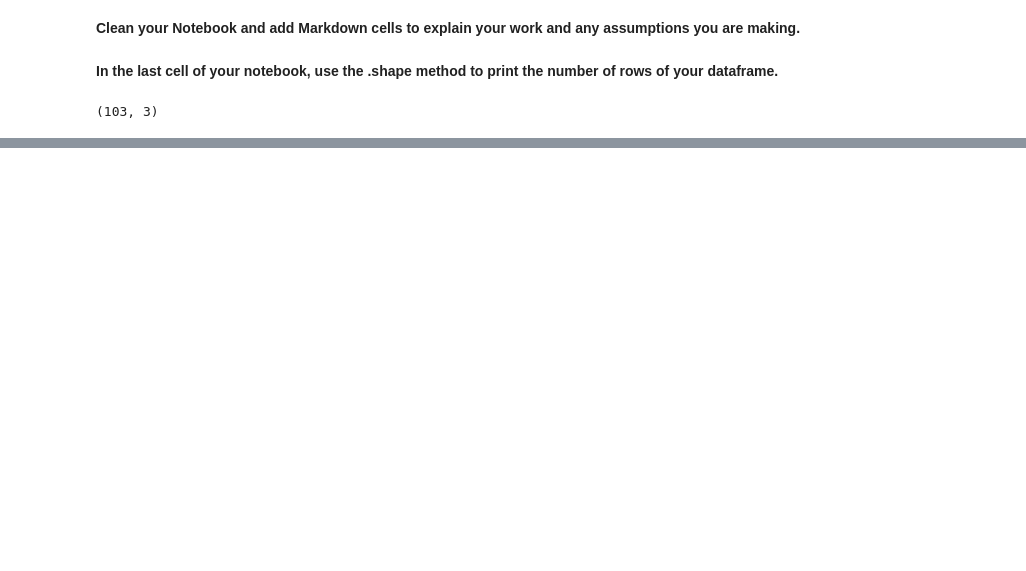
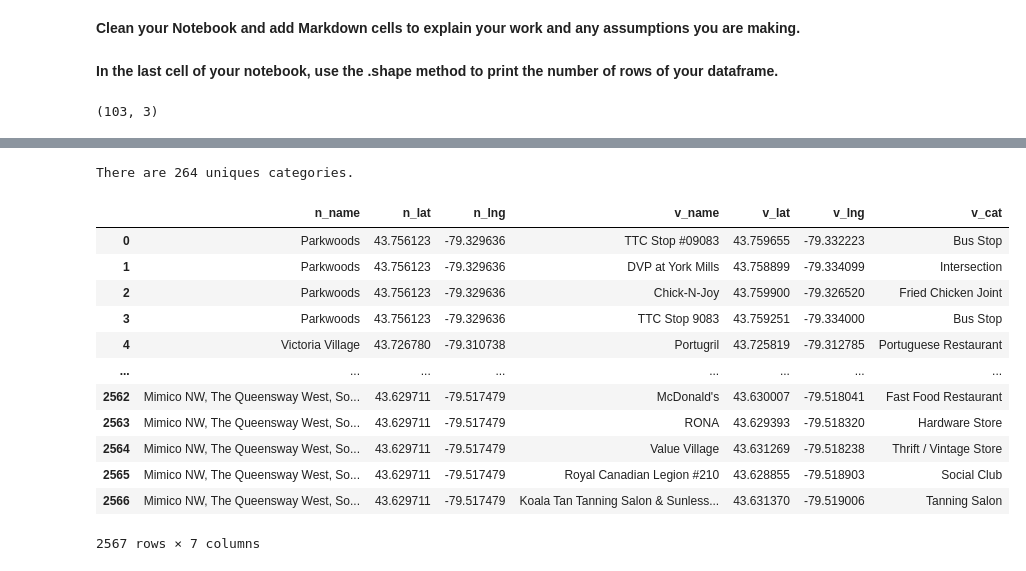
Before and after one commit to pemm8/Coursera_Capstone, a Jupyter notebook: capstone_notebook_v1.ipynb, the cells around one changed output, grey strips where cells are left out. Cells and saved outputs as stored; diff of their text form; code cells hidden in the pictures; blank space fills up the shorter version.

```diff
--- a/capstone_notebook_v1.ipynb
+++ b/capstone_notebook_v1.ipynb
@@ -54,0 +116,13 @@ df_toronto.shape
+# %%
+for lat, lng, borough, neighborhood in zip(df_toronto['lat'], df_toronto['lng'], df_toronto['borough'], df_toronto['neighborhood']):
+    label = '{}, {}'.format(neighborhood, borough)
+    label = folium.Popup(label, parse_html=True)
+    folium.CircleMarker(
+        [lat, lng],
+        radius=5,
+        popup=label,
+        color='blue',
+        fill=True,
+        fill_color='#3186cc',
+        fill_opacity=0.7,
+        parse_html=False).add_to(tmap)
@@ -54,0 +135,6 @@ df_toronto.shape
+# %%
+CLIENT_ID = config['four_square']['client_id'] # your Foursquare ID
+CLIENT_SECRET = config['four_square']['client_secret'] # your Foursquare Secret
+VERSION = '20201208' # Foursquare API version
+LIMIT = 100 # A default Foursquare API limit value
+RADIUS = 500
@@ -54,0 +191,7 @@ df_toronto.shape
+# %%
+pd.set_option('display.max_rows', 500)
+# %%
+data = df_toronto[['neighborhood', 'lat', 'lng']].to_dict(orient='records')
+data_as_tuples = [tuple(v for k,v in d.items()) for d in data]
+
+venues = get_venues(data_as_tuples)
@@ -54,0 +201,20 @@ df_toronto.shape
+# %%
+print('There are {} uniques categories.'.format(len(venues['v_cat'].unique())))
+# %% [output]
+There are 264 uniques categories.
+# %%
+venues
+# %% [output]
+|  | n_name | n_lat | n_lng | v_name | v_lat | v_lng | v_cat |
+| 0 | Parkwoods | 43.756123 | -79.329636 | TTC Stop #09083 | 43.759655 | -79.332223 | Bus Stop |
+| 1 | Parkwoods | 43.756123 | -79.329636 | DVP at York Mills | 43.758899 | -79.334099 | Intersection |
+| 2 | Parkwoods | 43.756123 | -79.329636 | Chick-N-Joy | 43.759900 | -79.326520 | Fried Chicken Joint |
+| 3 | Parkwoods | 43.756123 | -79.329636 | TTC Stop 9083 | 43.759251 | -79.334000 | Bus Stop |
+| 4 | Victoria Village | 43.726780 | -79.310738 | Portugril | 43.725819 | -79.312785 | Portuguese Restaurant |
+| ... | ... | ... | ... | ... | ... | ... | ... |
+| 2562 | Mimico NW, The Queensway West, So... | 43.629711 | -79.517479 | McDonald's | 43.630007 | -79.518041 | Fast Food Restaurant |
+| 2563 | Mimico NW, The Queensway West, So... | 43.629711 | -79.517479 | RONA | 43.629393 | -79.518320 | Hardware Store |
+| 2564 | Mimico NW, The Queensway West, So... | 43.629711 | -79.517479 | Value Village | 43.631269 | -79.518238 | Thrift / Vintage Store |
+| 2565 | Mimico NW, The Queensway West, So... | 43.629711 | -79.517479 | Royal Canadian Legion #210 | 43.628855 | -79.518903 | Social Club |
+| 2566 | Mimico NW, The Queensway West, So... | 43.629711 | -79.517479 | Koala Tan Tanning Salon & Sunless... | 43.631370 | -79.519006 | Tanning Salon |
+2567 rows × 7 columns
```
Also changed, not shown: parts of 44 cells of this notebook, 1 other file.
